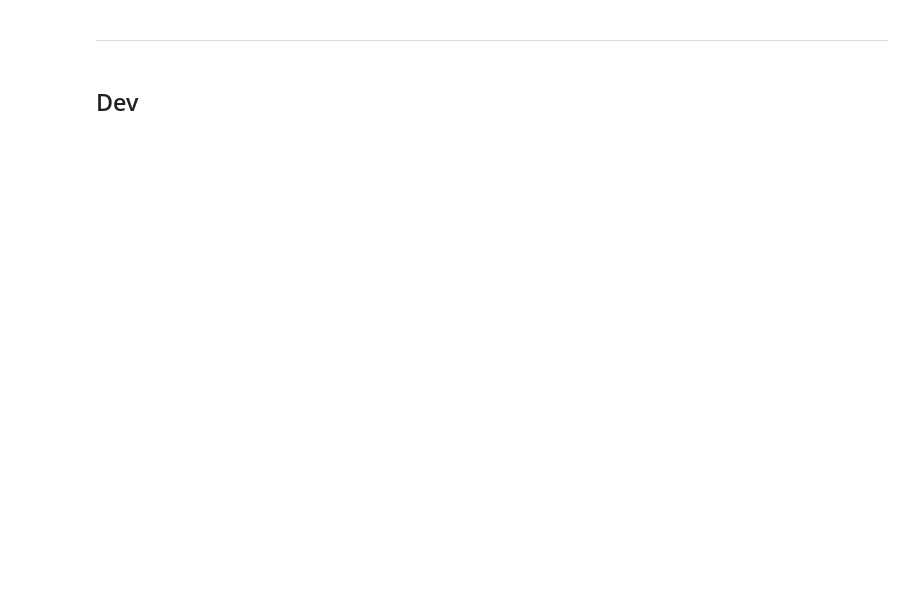
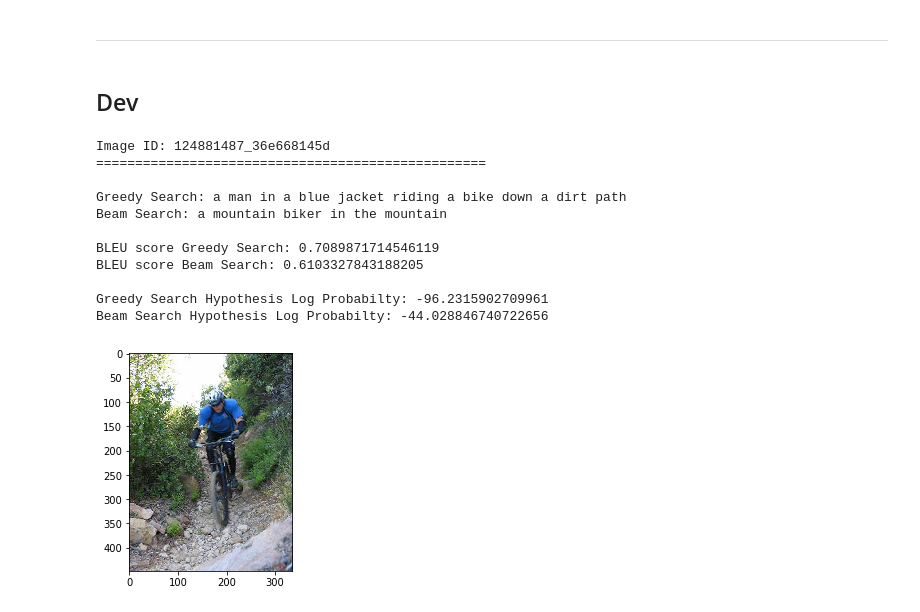
Before and after one commit to VIVelev/Image-Captioning, a Jupyter notebook: src/notebooks/train-eval.ipynb, the cells around one changed output. Drawn from its saved outputs; the diff is of its cells as text; code cells hidden in the pictures; blank space fills up the shorter version.

Commit message:
train

```diff
--- a/src/notebooks/train-eval.ipynb
+++ b/src/notebooks/train-eval.ipynb
@@ -237,9 +239,9 @@ callbacks = [checkpoint]
 # %%
 neural_image_captioning.model.load_weights('../weights/nic-weights.hdf5')
 
-neural_image_captioning.model.compile(Adam(1e-4), loss='categorical_crossentropy')
+neural_image_captioning.model.compile(Adam(1e-5), loss='categorical_crossentropy')
 # %%
-num_epochs = 10000
+num_epochs = 1000
 batch_size = 64
 steps = (len(train_image2descriptions) * 5) // batch_size
 
@@ -281,7 +283,7 @@ def evaluate(img_id, beam_width=3):
 
     greedy_hypothesis = inference.greedy_search(img)
     beam_hypothesis = inference.beam_search(img, beam_width=beam_width)
-    references = image_descriptions[img_id]
+    references = image2descriptions[img_id]
 
     print('Greedy Search: {}'.format(greedy_hypothesis))
     print('Beam Search: {}'.format(beam_hypothesis))
@@ -298,7 +300,20 @@ def evaluate(img_id, beam_width=3):
 # %%
 
 evaluate(
-    np.random.choice(list(train_image_descriptions.keys())), beam_width=10
+    np.random.choice(list(train_image2descriptions.keys())), beam_width=10
 )
+# %% [output]
+Image ID: 124881487_36e668145d
+==================================================
+
+Greedy Search: a man in a blue jacket riding a bike down a dirt path
+Beam Search: a mountain biker in the mountain
+
+BLEU score Greedy Search: 0.7089871714546119
+BLEU score Beam Search: 0.6103327843188205
+
+Greedy Search Hypothesis Log Probabilty: -96.2315902709961
+Beam Search Hypothesis Log Probabilty: -44.028846740722656
+[figure, added]
 # %%
 evaluate(
```
Also changed, not shown: parts of 11 cells of this notebook.
